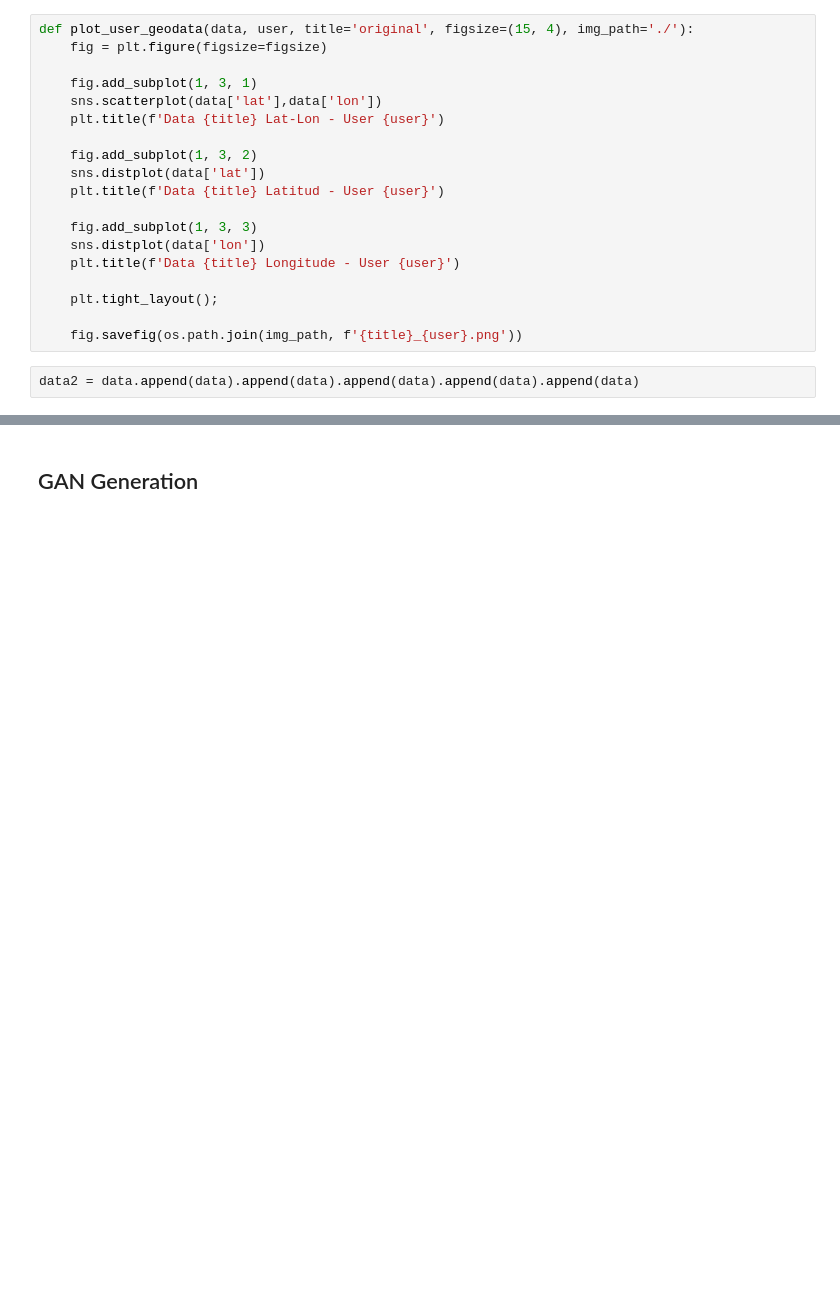
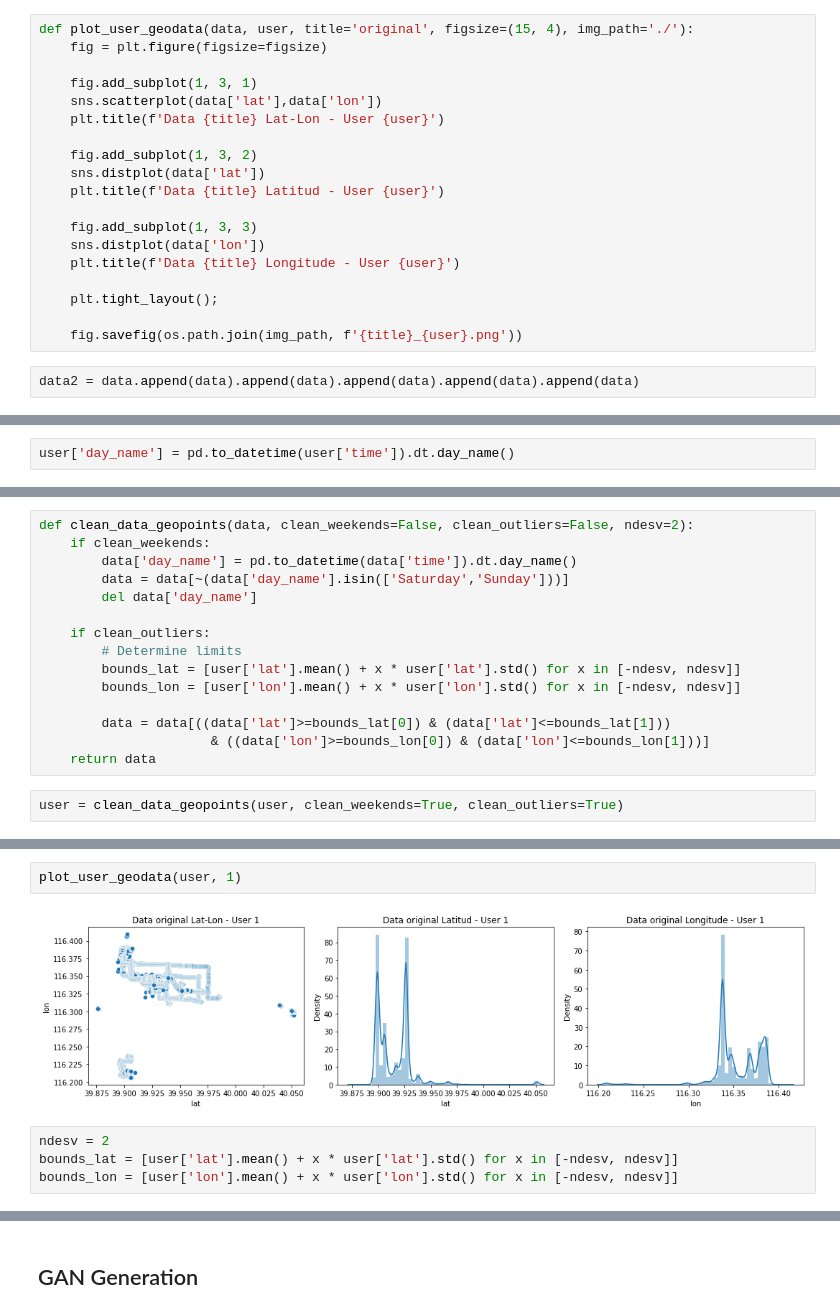
Before and after one commit to GabrielPila/skmob_mmc_mobility, a Jupyter notebook: notebooks/tmp_nb.ipynb, the cells around one changed output, grey strips where cells are left out. Saved outputs shown, nothing was run; the diff lists cells and outputs as text; blank space fills up the shorter version.

Commit message:
Adding capabilities to clean weekends and outliers

```diff
--- a/notebooks/tmp_nb.ipynb
+++ b/notebooks/tmp_nb.ipynb
@@ -136,0 +100,2 @@ data
+# %%
+user['day_name'] = pd.to_datetime(user['time']).dt.day_name()
@@ -136,0 +113,17 @@ data
+# %%
+def clean_data_geopoints(data, clean_weekends=False, clean_outliers=False, ndesv=2):
+    if clean_weekends:
+        data['day_name'] = pd.to_datetime(data['time']).dt.day_name()
+        data = data[~(data['day_name'].isin(['Saturday','Sunday']))]
+        del data['day_name']
+
+    if clean_outliers:
+        # Determine limits
+        bounds_lat = [user['lat'].mean() + x * user['lat'].std() for x in [-ndesv, ndesv]]
+        bounds_lon = [user['lon'].mean() + x * user['lon'].std() for x in [-ndesv, ndesv]]
+
+        data = data[((data['lat']>=bounds_lat[0]) & (data['lat']<=bounds_lat[1]))
+                      & ((data['lon']>=bounds_lon[0]) & (data['lon']<=bounds_lon[1]))]
+    return data
+# %%
+user = clean_data_geopoints(user, clean_weekends=True, clean_outliers=True)
@@ -136,0 +139,8 @@ data
+# %%
+plot_user_geodata(user, 1)
+# %% [output]
+[figure, added]
+# %%
+ndesv = 2
+bounds_lat = [user['lat'].mean() + x * user['lat'].std() for x in [-ndesv, ndesv]]
+bounds_lon = [user['lon'].mean() + x * user['lon'].std() for x in [-ndesv, ndesv]]
```
Also changed, not shown: parts of 19 cells of this notebook, 5 other files.
